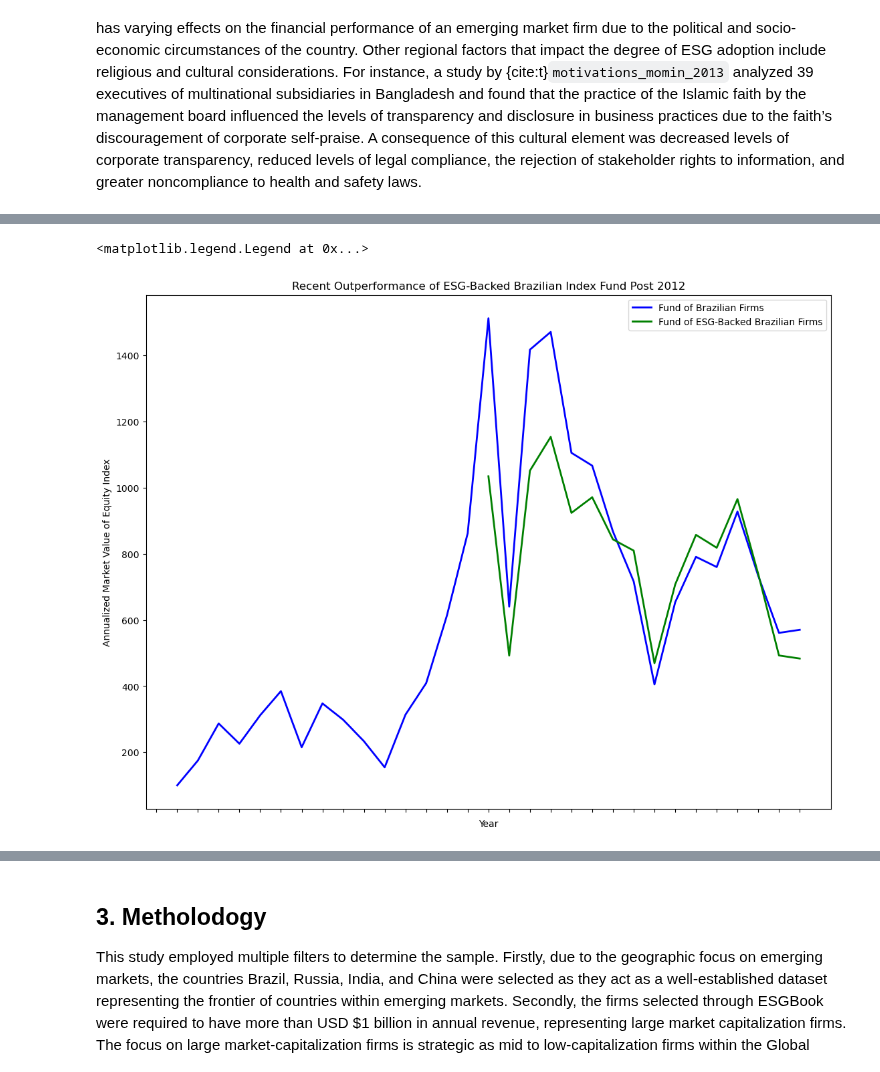
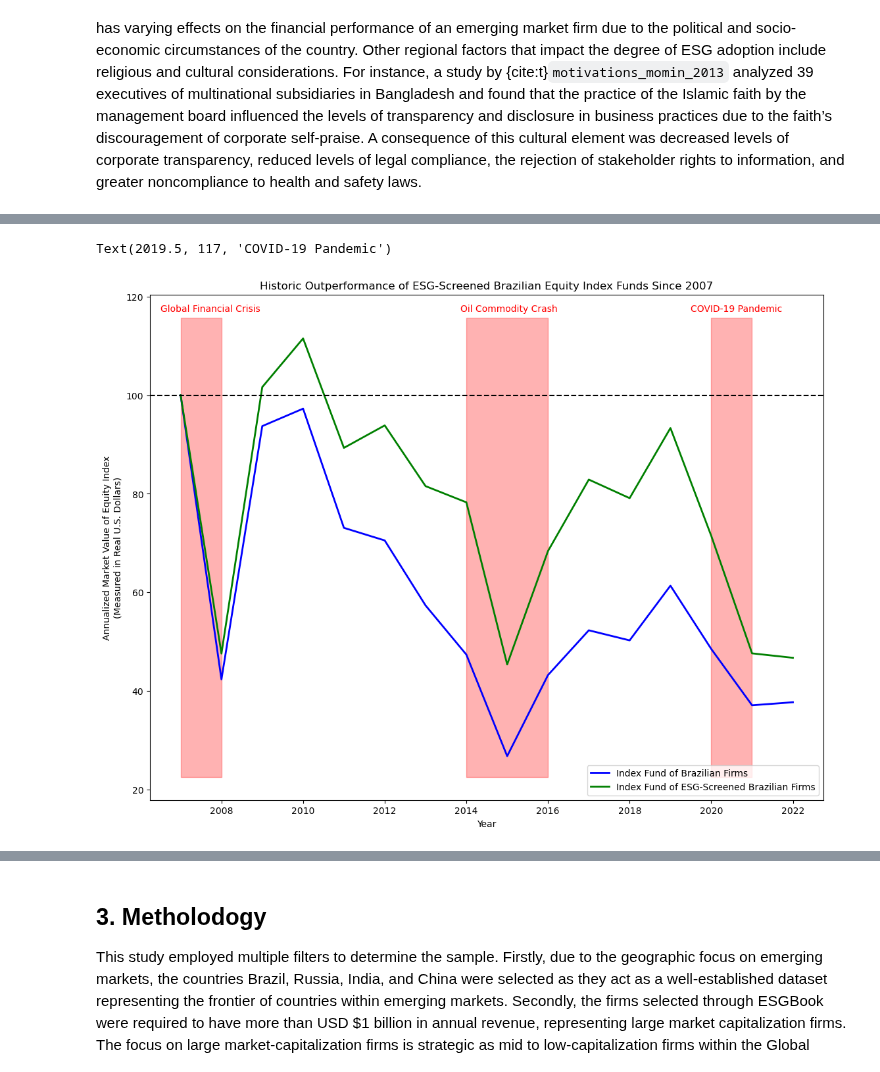
Before and after one commit to avnikadubey/as.180.369, a Jupyter notebook: contrib/avnikadubey/jupyterbook-avnikadubey/avnikadubey-paper.ipynb, the cells around one changed output, grey strips where cells are left out. Saved outputs shown, nothing was run; the diff lists cells and outputs as text; code cells hidden in the pictures.

Commit message:
C4: In this commit, I finalized my literature review, incorporating Matt's comments, adding a section on foreshadowing trends in equities, and creating four line graphs that show the trend.

```diff
--- a/contrib/avnikadubey/jupyterbook-avnikadubey/avnikadubey-paper.ipynb
+++ b/contrib/avnikadubey/jupyterbook-avnikadubey/avnikadubey-paper.ipynb
@@ -56,7 +54,7 @@ import numpy as np
 import matplotlib.pyplot as plt
 import datetime
 
-data = pd.read_csv("countrydata.csv")
+data = pd.read_csv("countrydata1.csv")
 df = data.copy()
 # %%
 #Assign different columns of data into different series
@@ -70,21 +68,36 @@ SA = data['South Africa']
 SAESG = data['South Africa ESG']
 YR = data['Date']
 # %%
-#Brazilian Divergence: NEED TO STANDARDIZE THE VALUES
+#Brazilian Divergence:
 fig=plt.figure()
 myaxes=fig.add_axes([0.1,0.1,1.6,1.6])
 
 #Add data to the graph
 myaxes.plot(YR, BR,'blue',lw=2)
 myaxes.plot(YR, BRESG,'green',lw=2)
 
 #Set labels
 myaxes.set_xlabel('Year')
-myaxes.set_xticklabels(["2001","2010"])
+#myaxes.set_xticklabels(["2001","2010"])
 #plt.axhline(y=0, linestyle='dashed',color='black')
-myaxes.set_ylabel('Annualized Market Value of Equity Index')
-myaxes.set_title(label="Recent Outperformance of ESG-Backed Brazilian Index Fund Post 2012")
-plt.legend(["Fund of Brazilian Firms", "Fund of ESG-Backed Brazilian Firms"], loc=0)
+plt.axhline(y=100, linestyle='dashed',color='black')
+myaxes.set_ylabel('Annualized Market Value of Equity Index\n(Measured in Real U.S. Dollars)')
+myaxes.set_title(label="Historic Outperformance of ESG-Screened Brazilian Equity Index Funds Since 2007")
+plt.legend(["Index Fund of Brazilian Firms", "Index Fund of ESG-Screened Brazilian Firms"], loc='lower right')
+
+#Shading:
+x=YR
+x_start1, x_end1 = 2007, 2008
+x_start2, x_end2 = 2014, 2016
+x_start3, x_end3 = 2020, 2021
+plt.fill_between(x, y1, y2, where=(x >= x_start1) & (x <= x_end1), color='red', alpha=0.3, label='Region 1')
+plt.fill_between(x, y1, y2, where=(x >= x_start2) & (x <= x_end2), color='red', alpha=0.3, label='Region 2')
+plt.fill_between(x, y1, y2, where=(x >= x_start3) & (x <= x_end3), color='red', alpha=0.3, label='Region 3')
+
+#Shading labels:
+plt.annotate('Global Financial Crisis', xy=(2007-0.5, 117), xytext=(2007-0.5, 117), color='red')
+plt.annotate('Oil Commodity Crash', xy=(2014-0.15, 117), xytext=(2014-0.15, 117), color='red')
+plt.annotate('COVID-19 Pandemic', xy=(2019+0.5, 117), xytext=(2019+0.5, 117), color='red')
 # %% [output]
-<matplotlib.legend.Legend at 0x...>
+Text(2019.5, 117, 'COVID-19 Pandemic')
-[figure, old version]
+[figure, new version]
```
Also changed, not shown: parts of 9 cells of this notebook.
